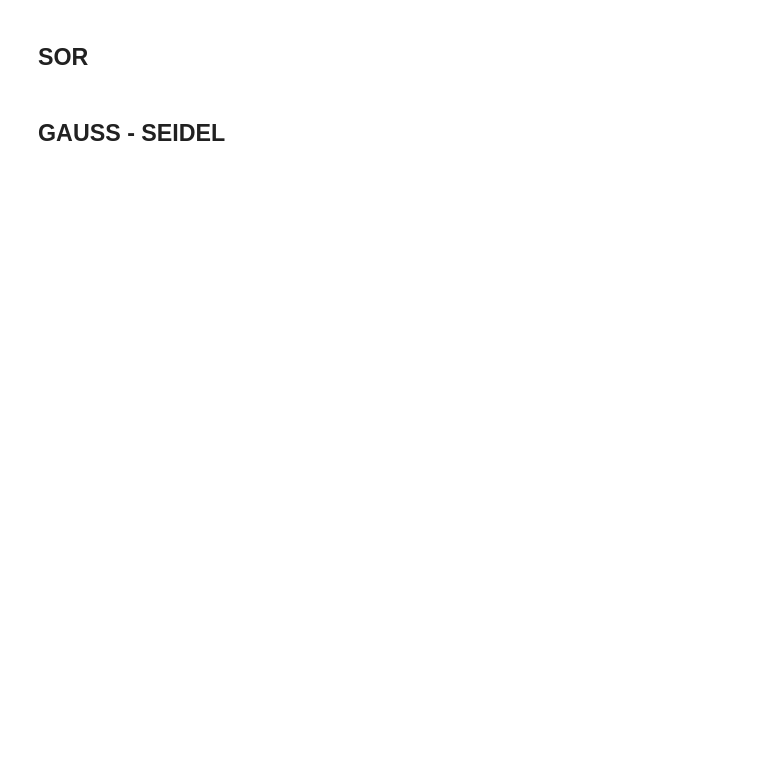
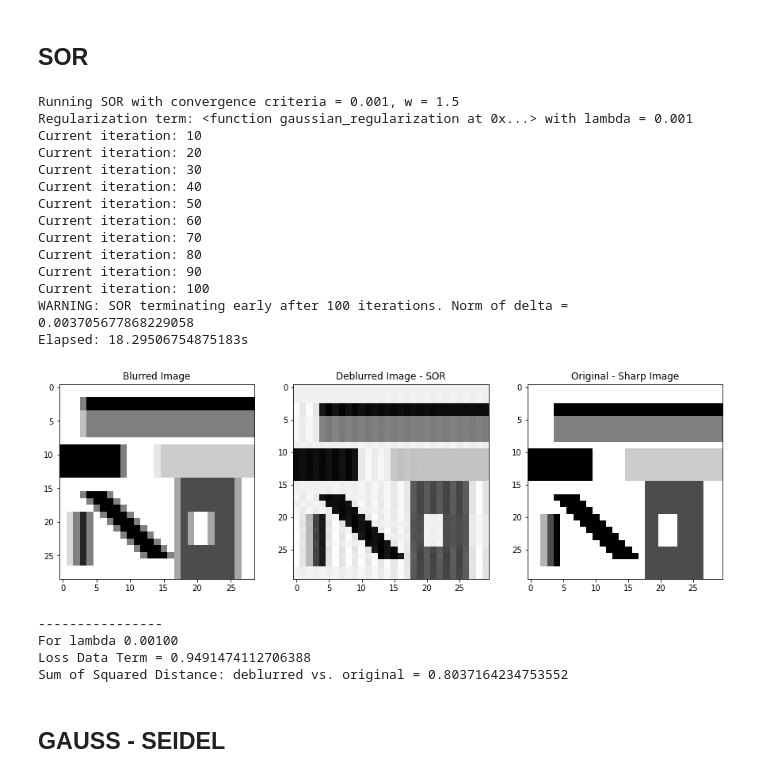
Before and after one commit to Lavode/61062-computer-vision, a Jupyter notebook: practical/01/implementation/template.ipynb, the cells around one changed output. Drawn from its saved outputs; the diff is of its cells as text; code cells hidden in the pictures; blank space fills up the shorter version.

```diff
--- a/practical/01/implementation/template.ipynb
+++ b/practical/01/implementation/template.ipynb
@@ -217,10 +222,0 @@ def LGS(g, reg_lambda):
-# %%
-def LSOR(g, reg_lambda, w):
-    """
-    Linearized SOR Algorithm
-    g: grayscale blyrry image of size (M, N)
-    reg_lambda: regularization parameter
-    w: SOR parameter
-    """
-    u = g  # TODO: replace with actual implementation
-    return u
@@ -232,5 +396,5 @@ reg_lambda = 0.001 # lambda regularization parameter. you need to play with this
 k = 0 # 16-126-880 mod 0
 
 # reg_term = no_regularization
-# reg_term = gaussian_regularization
-reg_term = anisotropic_regularization
+reg_term = gaussian_regularization
+# reg_term = anisotropic_regularization
@@ -322,33 +569,56 @@ Sum of Squared Distance: deblurred vs. original = 0.0006037885214978733
 # %% [markdown]
 ## SOR
 # %%
-w = 0.3 #play with this
+w = 1.5 #play with this
+sor_stop_criteria = 10**(-3)
+
+print(f"Running SOR with convergence criteria = {sor_stop_criteria}, w = {w}")
+print(f"Regularization term: {reg_term} with lambda = {reg_lambda}")
 
 # run LSOR algorithm
-img_deblurred_sor = LSOR(img_blurred, reg_lambda, w)
-
+start = time.time()
+img_deblurred_sor = LSOR(img_blurred, reg_lambda, w, reg_term=reg_term, stop_criteria=sor_stop_criteria)
+stop = time.time()
+print(f"Elapsed: {stop - start}s")
 
 plt.figure(figsize=(15, 5))
 ax1 = plt.subplot(1, 3, 1)
 plt.imshow(img_blurred, cmap='gray')
 ax2 = plt.subplot(1, 3, 2)
 plt.imshow(img_deblurred_sor, cmap='gray')
 ax3 = plt.subplot(1, 3, 3)
-plt.imshow(img_org,cmap='gray')
+plt.imshow(img_org, cmap='gray')
 
 ax1.set_title("Blurred Image")
-ax2.set_title("Deblurred Image - LSOR")
+ax2.set_title("Deblurred Image - SOR")
 ax3.set_title("Original - Sharp Image")
 #plt.savefig("results_"+str(k)+".png")
 plt.show()
 
+print("----------------")
 print(f"For lambda {reg_lambda:.5f}")
-
-# TODO: print the loss
-print(f"Loss Data Term = ")
-
-# TODO: print the error
-print("Sum of Squared Distance: deblurred vs. original = ")
+print(f"Loss Data Term = {loss_term(img_deblurred_sor, img_blurred)}")
+print(f"Sum of Squared Distance: deblurred vs. original = {ssd(img_deblurred_sor, img_org)}")
+# %% [output]
+Running SOR with convergence criteria = 0.001, w = 1.5
+Regularization term: <function gaussian_regularization at 0x...> with lambda = 0.001
+Current iteration: 10
+Current iteration: 20
+Current iteration: 30
+Current iteration: 40
+Current iteration: 50
+Current iteration: 60
+Current iteration: 70
+Current iteration: 80
+Current iteration: 90
+Current iteration: 100
+WARNING: SOR terminating early after 100 iterations. Norm of delta = 0.003705677868229058
+Elapsed: 18.29506754875183s
+[figure, added]
+----------------
+For lambda 0.00100
+Loss Data Term = 0.9491474112706388
+Sum of Squared Distance: deblurred vs. original = 0.8037164234753552
 # %% [markdown]
 ## GAUSS - SEIDEL
 # %%
```
Also changed, not shown: parts of 29 cells of this notebook.
